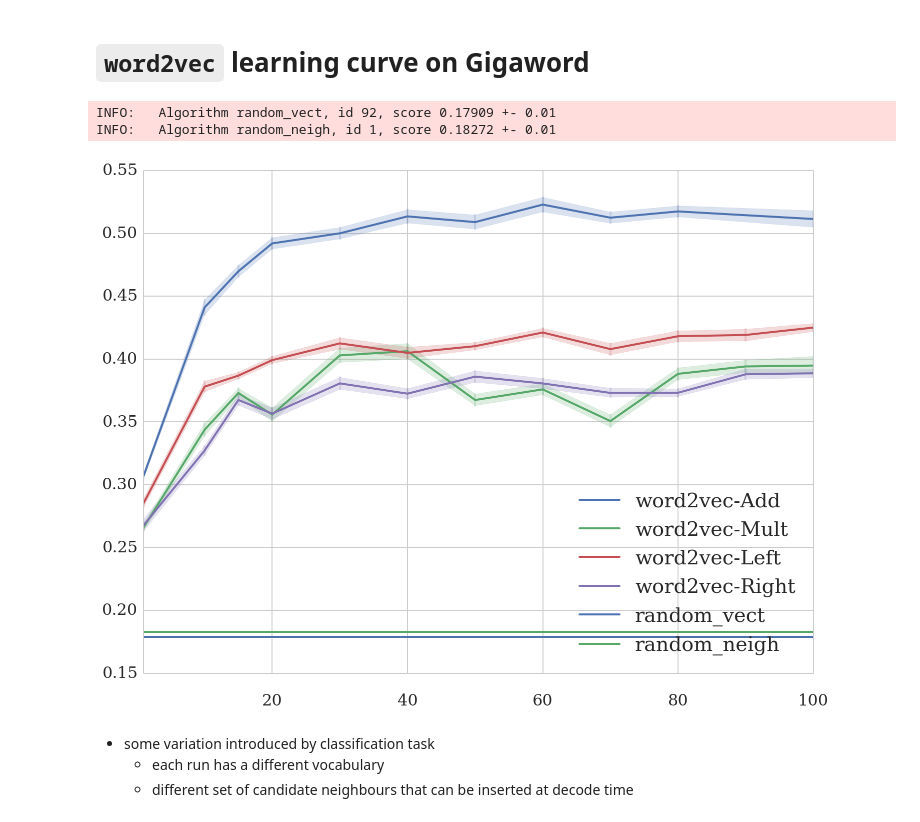
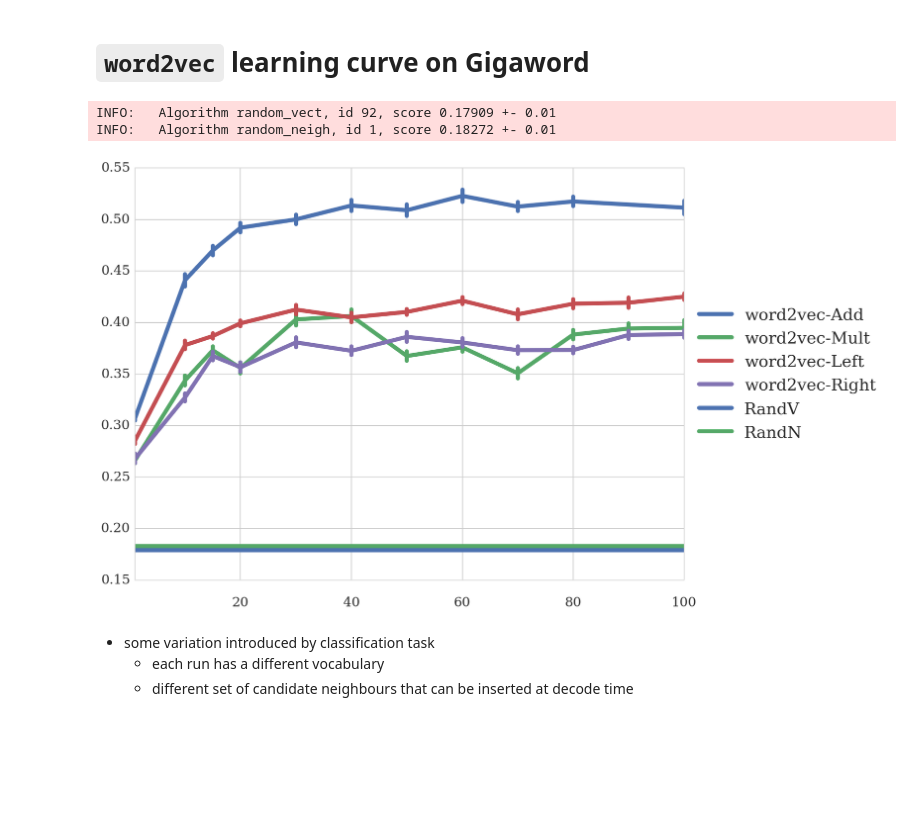
Before and after one commit to mbatchkarov/ExpLosion, a Jupyter notebook: notebooks/effect_of_unlabelled_size.ipynb, the cells around one changed output. Cells and saved outputs as stored; diff of their text form; code cells hidden in the pictures; blank space fills up the shorter version.

Commit message:
figure style tweaks

```diff
--- a/notebooks/effect_of_unlabelled_size.ipynb
+++ b/notebooks/effect_of_unlabelled_size.ipynb
@@ -61,6 +61,7 @@ def get_exp_ids_for_reruns_of_word2vec(corpus='amazon_grouped-tagged'):
 # `word2vec` learning curve on Gigaword
 # %%
 from itertools import chain
+plt.rcParams['lines.linewidth'] = 4
 
 # corpus = 'reuters21578/r8-tagged-grouped'
 corpus = 'amazon_grouped-tagged'
@@ -79,39 +80,39 @@ exp_ids = np.repeat(ids, cv_folds)
 
 df = pd.DataFrame({'F1':scores,
                    'Composer':names,
                    'cvfold':folds,
                    '% of corpus':get_vectors_field(ids, 'unlabelled_percentage'),
                    'ids':exp_ids})
 # df1#['% of Gigaword']
 df.to_html('df.html')
 df[df.cvfold==0].sort('% of corpus').to_html('dfsmall.html')
 
 ax = sns.tsplot(df, time='% of corpus', condition='Composer', value='F1', unit='cvfold',
-                err_style=['ci_band', 'ci_bars']);
+                err_style=['ci_bars']);
 # _ = ax.set_title('Performance vs Amount of unlabelled data');
 # _ = ax.set(ylim=(.5, .8))
 # _ = ax.set(xlim=(None, 10)) # zoom in on the left hand size
 # remove axis labels
 ax.set(xlabel='', ylabel='')
 
 # random baseline
-for alg in ['random_vect', 'random_neigh']:
+for alg, paper_name in zip(['random_vect', 'random_neigh'], ['RandV', 'RandN']):
     try: # I don't have random vect results for amazon
         rand = Experiment.objects.get(vectors__algorithm=alg, labelled=corpus).id
         score, score_std = Results.objects.get(id=rand,
                                                   classifier='MultinomialNB').get_performance_info('macrof1')
         logging.info('Algorithm %s, id %d, score %0.5f +- %0.2f', alg, rand, score, score_std)
-        ax.plot(range(0,101), [score]*101, label=alg);
+        ax.plot(range(0,101), [score]*101, label=paper_name);
     except Exception as e:
         print(e)
         logging.info('Missing %s for %s', alg, corpus)
         continue
-plt.legend(loc='lower right')
-plt.savefig('plot-w2v_learning_curve_amazon.pdf' ,format='pdf', dpi=300)
+plt.legend(loc='center left',  bbox_to_anchor=(1, 0.5))
+plt.savefig('plot-w2v_learning_curve_amazon.pdf' ,format='pdf', dpi=300, bbox_inches='tight', pad_inches=0.1)
 # %% [output]
 INFO:   Algorithm random_vect, id 92, score 0.17909 +- 0.01
 INFO:   Algorithm random_neigh, id 1, score 0.18272 +- 0.01
-[figure, old version]
+[figure, new version]
 # %% [markdown]
  - some variation introduced by classification task
    - each run has a different vocabulary
```
Also changed, not shown: parts of 1 cell of this notebook.
